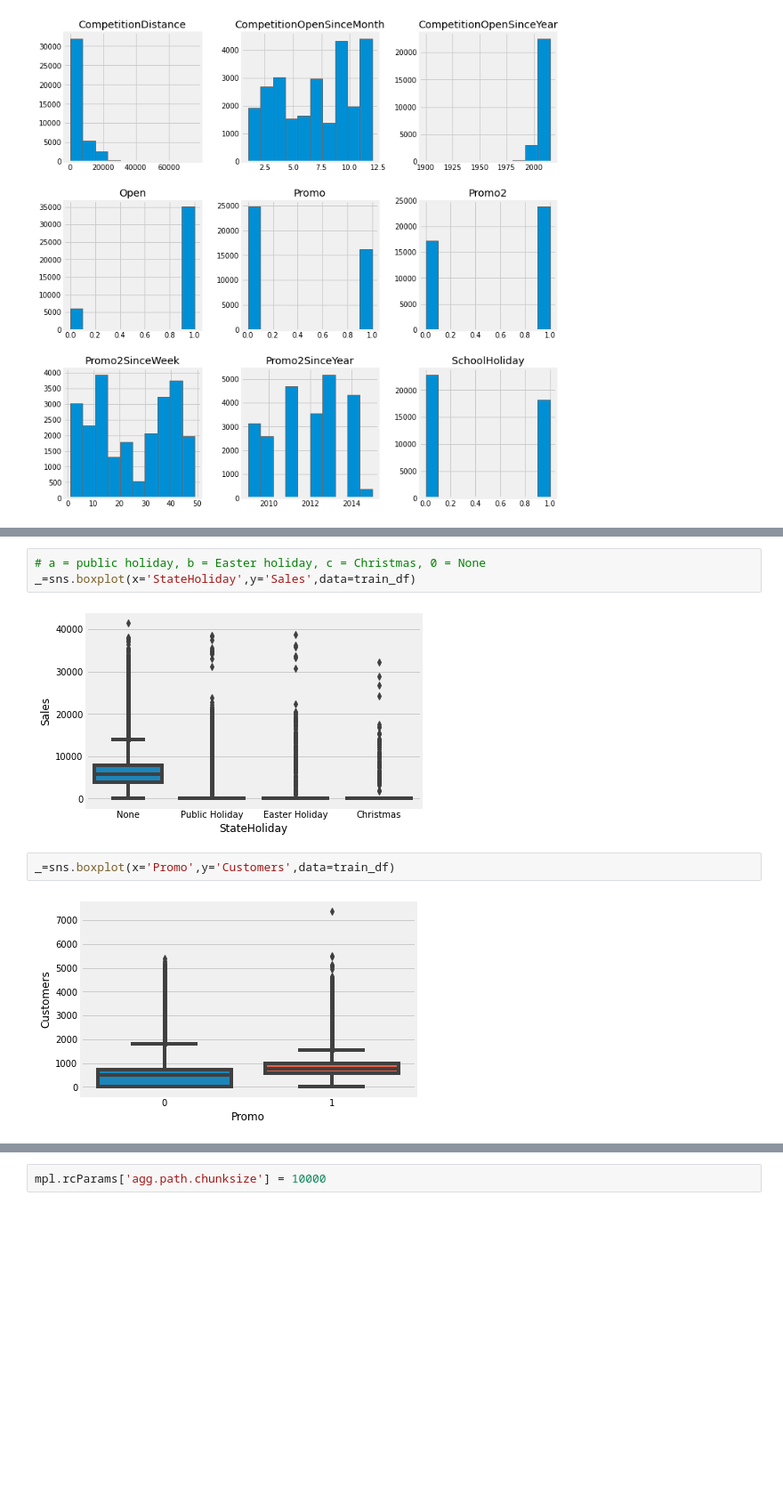
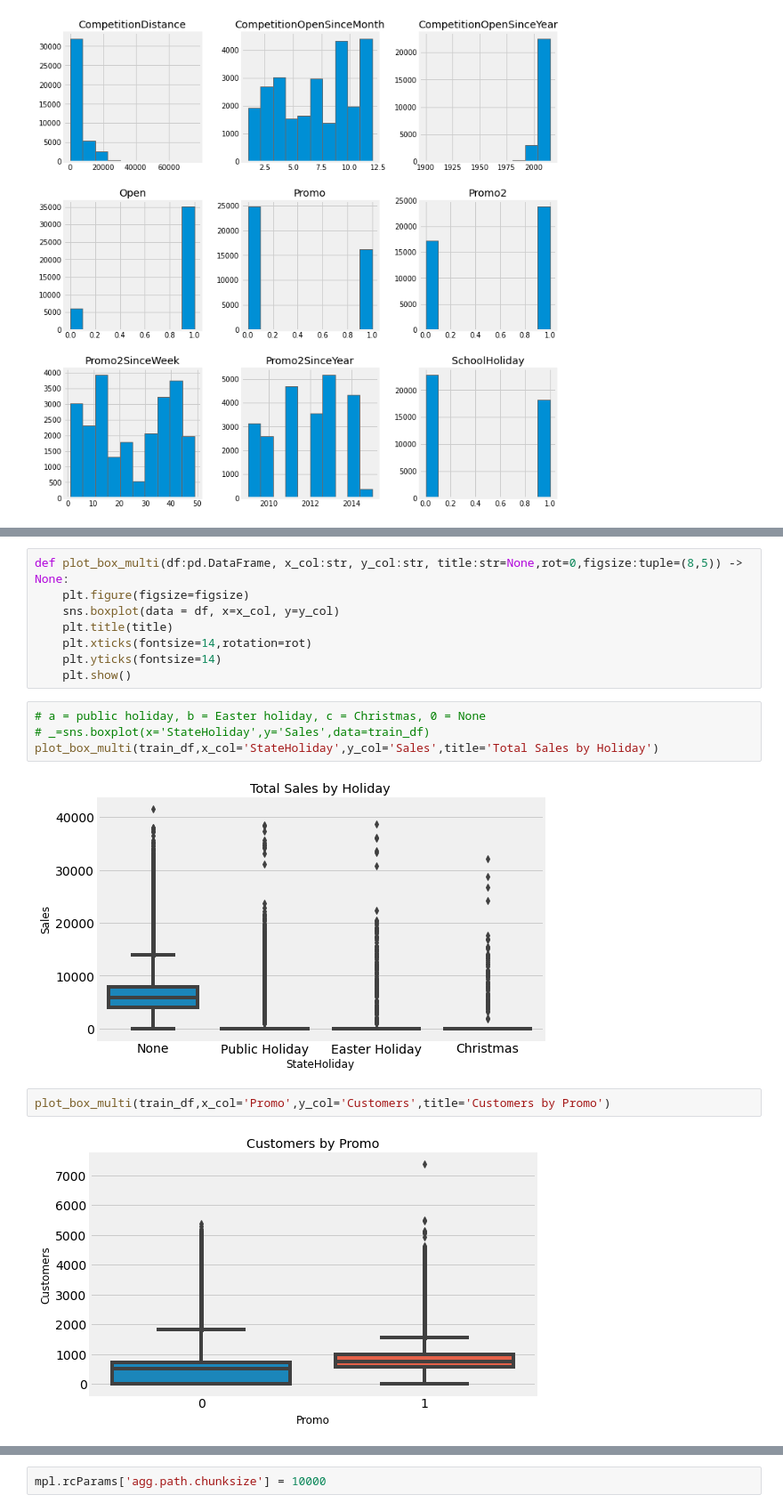
Before and after one commit to fbagire/pharmaceutical_sales_forecast, a Jupyter notebook: notebook/EDA.ipynb, the cells around one changed output, grey strips where cells are left out. Shown at 89% size. Saved outputs shown, nothing was run; the diff lists cells and outputs as text; blank space fills up the shorter version.

```diff
--- a/notebook/EDA.ipynb
+++ b/notebook/EDA.ipynb
@@ -186,10 +202,19 @@ for col in cat_cols:
+# %%
+def plot_box_multi(df:pd.DataFrame, x_col:str, y_col:str, title:str=None,rot=0,figsize:tuple=(8,5)) -> None:
+    plt.figure(figsize=figsize)
+    sns.boxplot(data = df, x=x_col, y=y_col)
+    plt.title(title)
+    plt.xticks(fontsize=14,rotation=rot)
+    plt.yticks(fontsize=14)
+    plt.show()
 # %%
 # a = public holiday, b = Easter holiday, c = Christmas, 0 = None
-_=sns.boxplot(x='StateHoliday',y='Sales',data=train_df)
+# _=sns.boxplot(x='StateHoliday',y='Sales',data=train_df)
+plot_box_multi(train_df,x_col='StateHoliday',y_col='Sales',title='Total Sales by Holiday')
 # %% [output]
-[figure, old version]
+[figure, new version]
 # %%
-_=sns.boxplot(x='Promo',y='Customers',data=train_df)
+plot_box_multi(train_df,x_col='Promo',y_col='Customers',title='Customers by Promo')
 # %% [output]
-[figure, old version]
+[figure, new version]
 # %%
```
Also changed, not shown: parts of 18 cells of this notebook.
